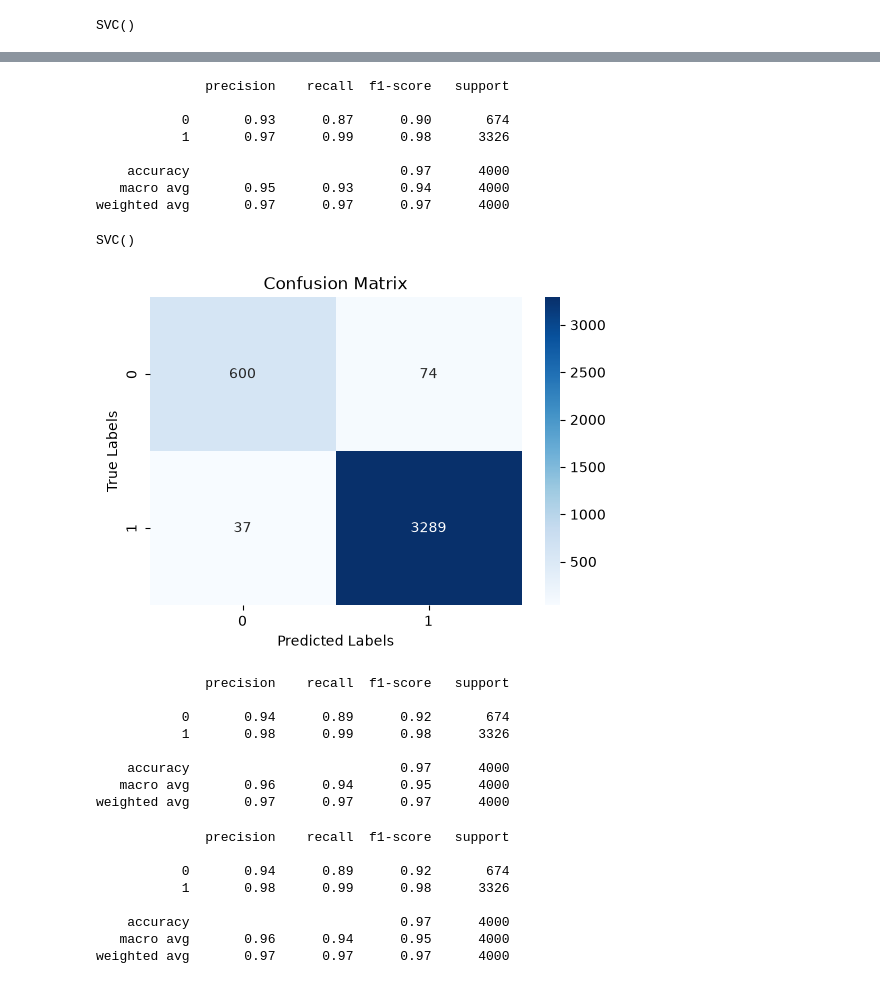
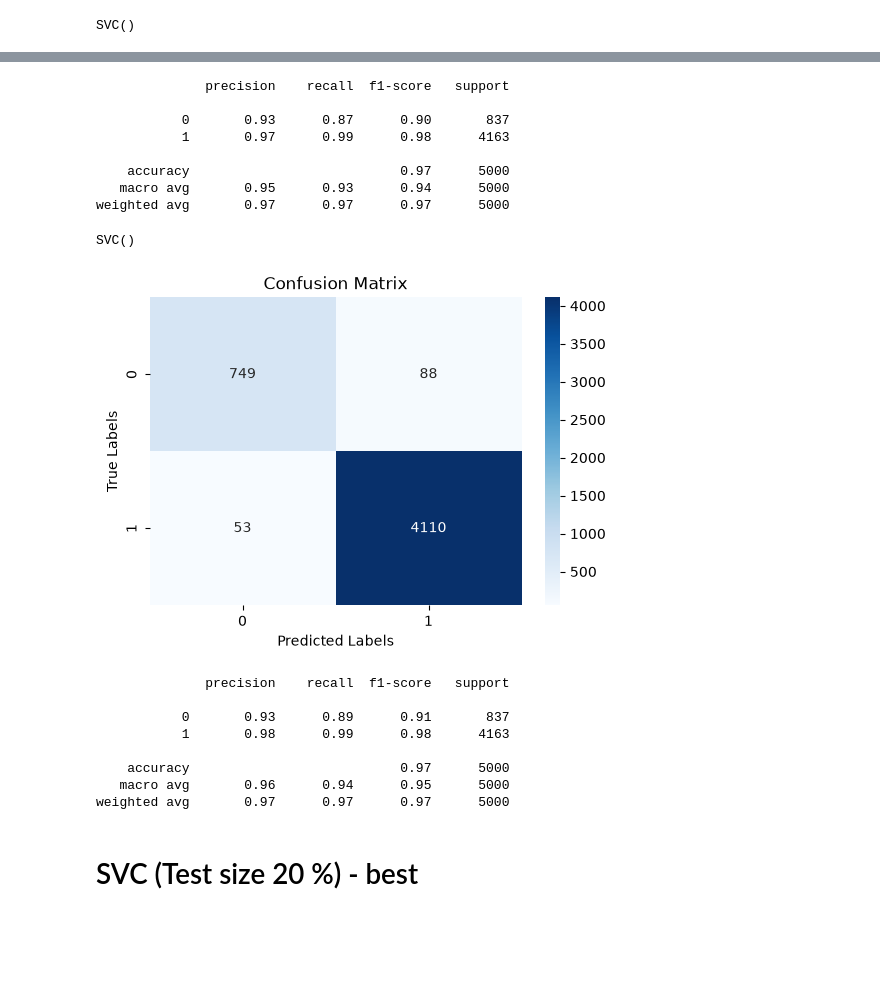
Before and after one commit to 2026324-cmd/achine-Learning-HDip2026-, a Jupyter notebook: Sumi Heo(2026324) - Machine Learning CA1.ipynb, the cells around one changed output, grey strips where cells are left out. Drawn from its saved outputs; the diff is of its cells as text; code cells hidden in the pictures; blank space fills up the shorter version.

```diff
--- a/Sumi Heo(2026324) - Machine Learning CA1.ipynb
+++ b/Sumi Heo(2026324) - Machine Learning CA1.ipynb
@@ -429,8 +427,8 @@ from sklearn import metrics
 from sklearn.svm import SVC
 from sklearn.tree import plot_tree
 # %%
-X_svc_20=df.drop(columns=['Outcome'])
-y_svc_20=df['Outcome']
+X_svc_25=df.drop(columns=['Outcome'])
+y_svc_25=df['Outcome']
 
-X_svc_20_train, X_svc_20_test, y_svc_20_train, y_svc_20_test = train_test_split(X_svc_20,y_svc_20, test_size=0.2, random_state=42)
+X_svc_25_train, X_svc_25_test, y_svc_25_train, y_svc_25_test = train_test_split(X_svc_25,y_svc_25, test_size=0.25, random_state=42)
 # %%
@@ -446,8 +444,8 @@ set_config(display='text')
 # %%
 from sklearn.svm import SVC
 
-svc_20_model = SVC()
-svc_20_model.fit(X_svc_20_train, y_svc_20_train)
+svc_25_model = SVC()
+svc_25_model.fit(X_svc_25_train, y_svc_25_train)
 # %% [output]
 SVC()
 # %%
@@ -487,68 +485,57 @@ plt.show()
 # %%
 # Print classification report
-print(classification_report(y_svc_20_test, y_svc_20_predict))
+print(classification_report(y_svc_25_test, y_svc_25_predict))
 # %% [output]
               precision    recall  f1-score   support
 
-           0       0.93      0.87      0.90       674
-           1       0.97      0.99      0.98      3326
+           0       0.93      0.87      0.90       837
+           1       0.97      0.99      0.98      4163
 
-    accuracy                           0.97      4000
-   macro avg       0.95      0.93      0.94      4000
-weighted avg       0.97      0.97      0.97      4000
+    accuracy                           0.97      5000
+   macro avg       0.95      0.93      0.94      5000
+weighted avg       0.97      0.97      0.97      5000
 # %%
 #normalized scaler - fit&transform on train, fit only on test
 from sklearn.preprocessing import StandardScaler
-n_svc_20_scaler = StandardScaler()
-X_svc_20_train_scaled = n_svc_20_scaler.fit_transform(X_svc_20_train.astype(float))
-X_svc_20_test_scaled = n_svc_20_scaler.transform(X_svc_20_test.astype(float))
+n_svc_25_scaler = StandardScaler()
+X_svc_25_train_scaled = n_svc_25_scaler.fit_transform(X_svc_25_train.astype(float))
+X_svc_25_test_scaled = n_svc_25_scaler.transform(X_svc_25_test.astype(float))
 
 #Support Vector Classification model -  apply on scaled data
 from sklearn.svm import SVC
-svc_20_model_scaled = SVC()
-svc_20_model_scaled.fit(X_svc_20_train_scaled, y_svc_20_train)
+svc_25_model_scaled = SVC()
+svc_25_model_scaled.fit(X_svc_25_train_scaled, y_svc_25_train)
 # %% [output]
 SVC()
 # %%
 # Predict
-y_svc_20_predict_scaled = svc_20_model_scaled.predict(X_svc_20_test_scaled)
+y_svc_25_predict_scaled = svc_25_model_scaled.predict(X_svc_25_test_scaled)
 
 # Confusion matrix
-cm_svc_20_scaled = confusion_matrix(y_svc_20_test, y_svc_20_predict_scaled)
+cm_svc_25_scaled = confusion_matrix(y_svc_25_test, y_svc_25_predict_scaled)
 
 # Plot confusion matrix
 plt.figure(figsize = (6, 4))
-sns.heatmap(cm_svc_20_scaled, annot = True, fmt = 'd', cmap = 'Blues')
+sns.heatmap(cm_svc_25_scaled, annot = True, fmt = 'd', cmap = 'Blues')
 plt.xlabel('Predicted Labels')
 plt.ylabel('True Labels')
 plt.title('Confusion Matrix')
 plt.show()   # <-- REQUIRED to display the plot outside Jupyter
-
-# Print classification report
-print(classification_report(y_svc_20_test, y_svc_20_predict_scaled))
 # %% [output]
-[figure, old version]
+[figure, new version]
-              precision    recall  f1-score   support
-
-           0       0.94      0.89      0.92       674
-           1       0.98      0.99      0.98      3326
-
-    accuracy                           0.97      4000
-   macro avg       0.96      0.94      0.95      4000
-weighted avg       0.97      0.97      0.97      4000
 # %%
 # Print classification report
-print(classification_report(y_svc_20_test, y_svc_20_predict_scaled))
+print(classification_report(y_svc_25_test, y_svc_25_predict_scaled))
 #조금 나아졋지만 크게 영향 미칠 정도는 아니다
 # %% [output]
               precision    recall  f1-score   support
 
-           0       0.94      0.89      0.92       674
-           1       0.98      0.99      0.98      3326
+           0       0.93      0.89      0.91       837
+           1       0.98      0.99      0.98      4163
 
-    accuracy                           0.97      4000
-   macro avg       0.96      0.94      0.95      4000
-weighted avg       0.97      0.97      0.97      4000
+    accuracy                           0.97      5000
+   macro avg       0.96      0.94      0.95      5000
+weighted avg       0.97      0.97      0.97      5000
 # %%
 
 #from sklearn.model_selection import GridSearchCV
@@ -584,0 +572,2 @@ weighted avg       0.97      0.97      0.97      4000
+# %% [markdown]
+# SVC (Test size 20 %) - best
```
Also changed, not shown: parts of 86 cells of this notebook.
